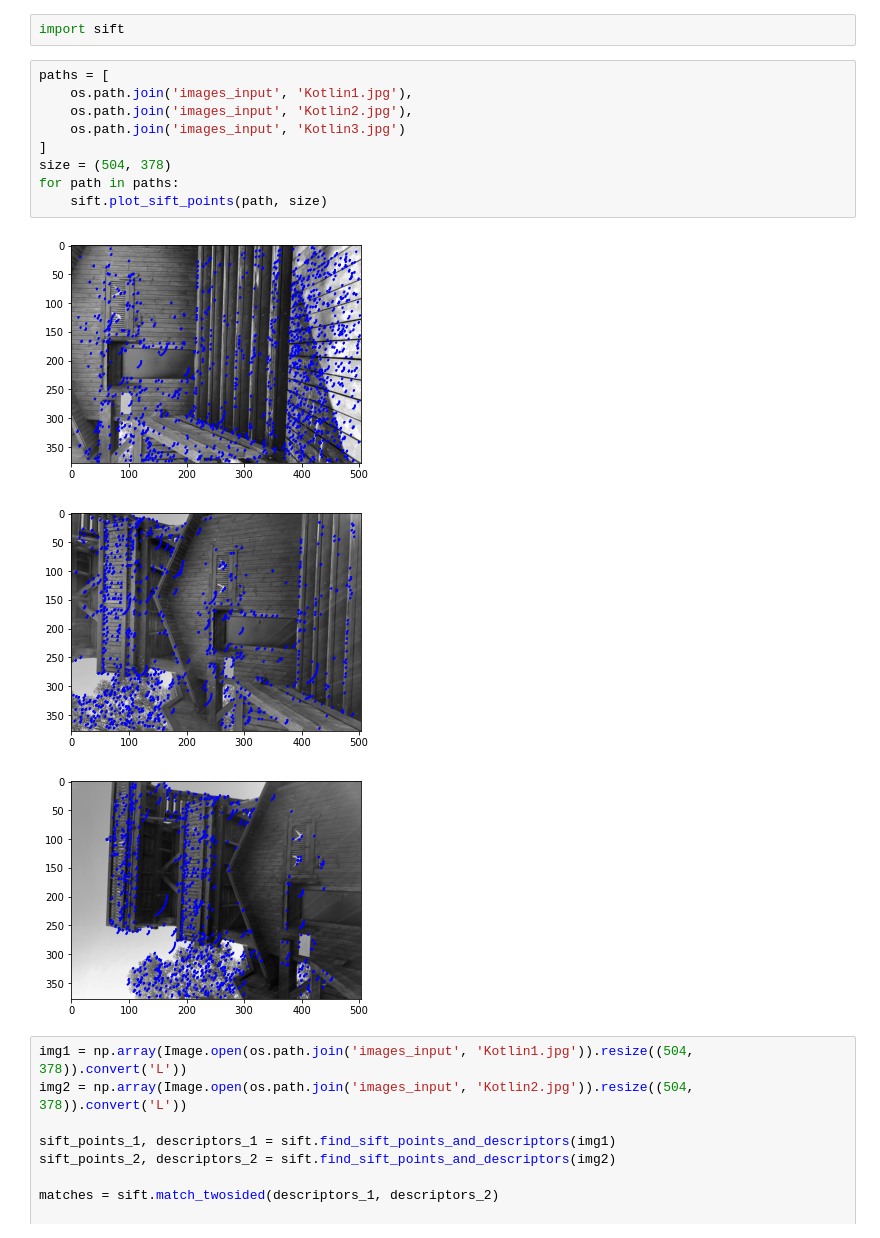
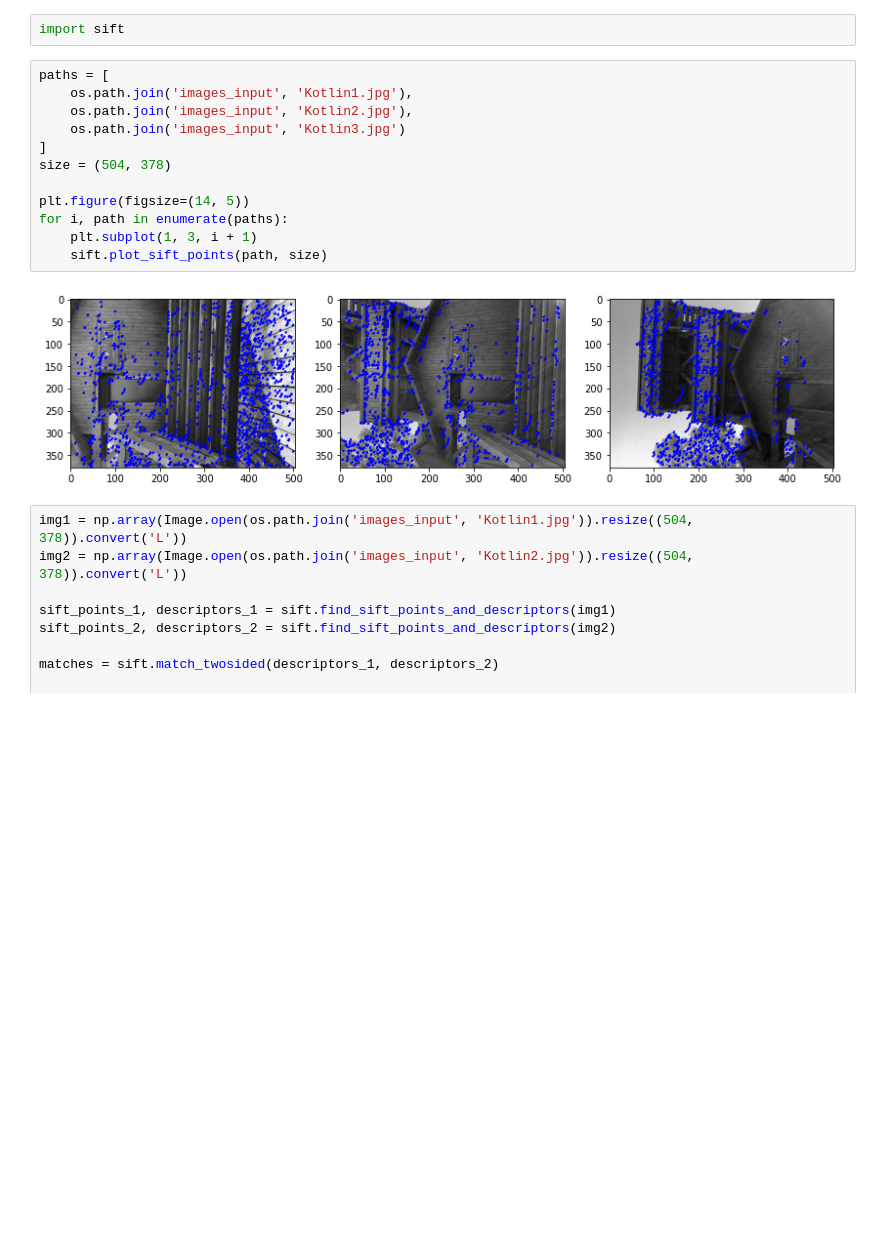
Before and after one commit to mualal/computer-vision-with-python, a Jupyter notebook: 2_local_image_descriptors.ipynb, the cells around one changed output. Saved outputs shown, nothing was run; the diff lists cells and outputs as text; blank space fills up the shorter version.

Commit message:
minor plotting fix

```diff
--- a/2_local_image_descriptors.ipynb
+++ b/2_local_image_descriptors.ipynb
@@ -57,16 +57,17 @@ import sift
 # %%
 paths = [
     os.path.join('images_input', 'Kotlin1.jpg'),
     os.path.join('images_input', 'Kotlin2.jpg'),
     os.path.join('images_input', 'Kotlin3.jpg')
 ]
 size = (504, 378)
-for path in paths:
+
+plt.figure(figsize=(14, 5))
+for i, path in enumerate(paths):
+    plt.subplot(1, 3, i + 1)
     sift.plot_sift_points(path, size)
 # %% [output]
-[figure, old version]
+[figure, new version]
-[figure, removed]
-[figure, removed]
 # %%
 img1 = np.array(Image.open(os.path.join('images_input', 'Kotlin1.jpg')).resize((504, 378)).convert('L'))
 img2 = np.array(Image.open(os.path.join('images_input', 'Kotlin2.jpg')).resize((504, 378)).convert('L'))
```
Also changed, not shown: 1 other file.
